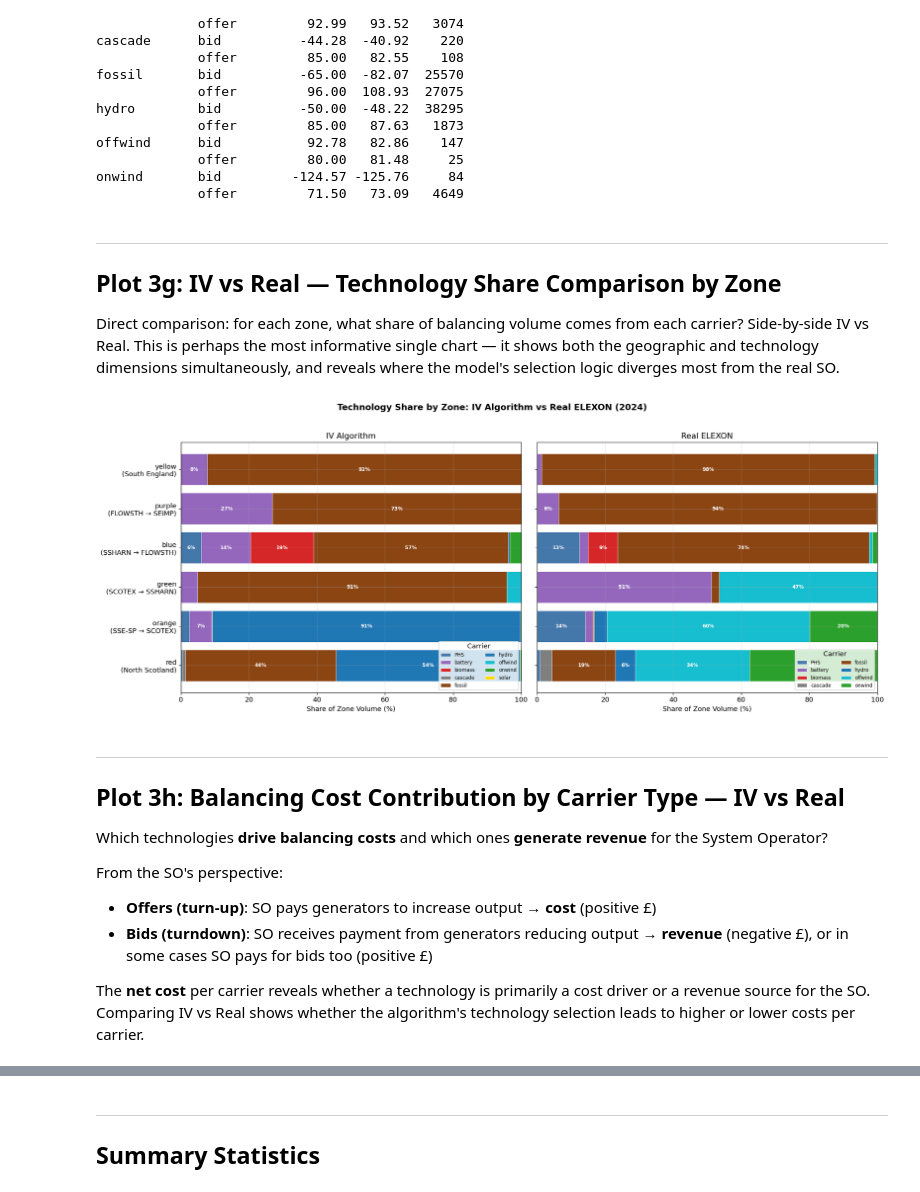
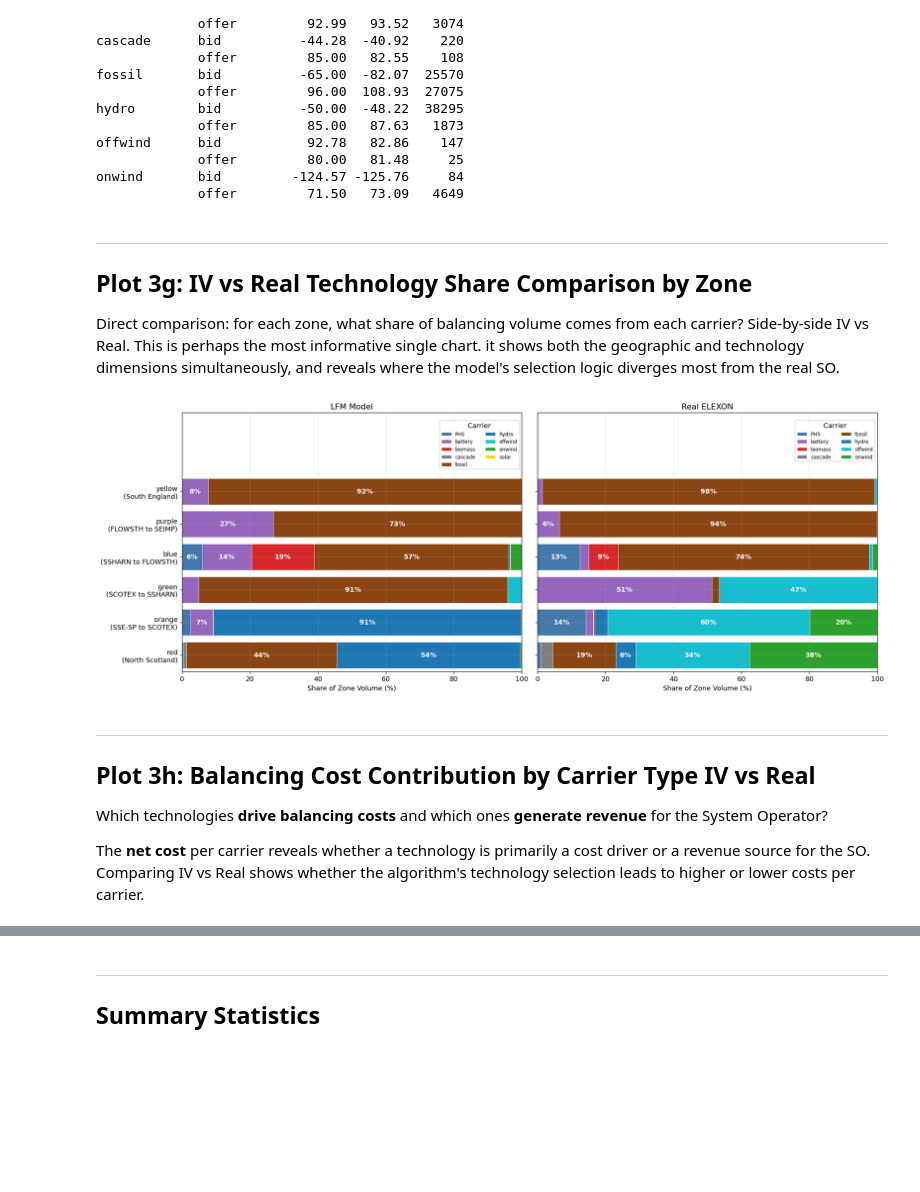
Before and after one commit to IacopoVolpi/MEng_GBPower, a Jupyter notebook: notebooks/IV_technology_mix.ipynb, the cells around one changed output, grey strips where cells are left out. Saved outputs shown, nothing was run; the diff lists cells and outputs as text; code cells hidden in the pictures; blank space fills up the shorter version.

```diff
--- a/notebooks/IV_technology_mix.ipynb
+++ b/notebooks/IV_technology_mix.ipynb
@@ -616,7 +687,7 @@ ax.set_title('Top 20 BMUs by Accepted Volume')
 # Add carrier labels
 for i, (_, row) in enumerate(top20_vol.iterrows()):
     ax.text(row['total_vol_mwh']/1e3 + 1, i, row['carrier_type'],
-            va='center', fontsize=8, style='italic', color='grey')
+        va='center', fontsize=8, style='italic', color='grey')
 
 # Panel 2: Top 20 by cost
 top20_cost = top_units.nlargest(20, 'total_cost_gbp')
@@ -627,12 +698,12 @@ ax.barh(y_pos, top20_cost['total_cost_gbp'] / 1e6, color=colors, edgecolor='whit
 ax.set_yticks(y_pos)
 ax.set_yticklabels(top20_cost['unit_id'], fontsize=9)
 ax.invert_yaxis()
-ax.set_xlabel('Total Accepted Cost (£M)')
+ax.set_xlabel('Total Accepted Cost (GBPM)')
 ax.set_title('Top 20 BMUs by Accepted Cost')
 
 for i, (_, row) in enumerate(top20_cost.iterrows()):
     ax.text(row['total_cost_gbp']/1e6 + 0.1, i, row['carrier_type'],
-            va='center', fontsize=8, style='italic', color='grey')
+        va='center', fontsize=8, style='italic', color='grey')
 
 fig.suptitle('Most Active BMUs in IV Clearing Algorithm (2024)', fontsize=14, fontweight='bold', y=1.01)
 plt.tight_layout()
@@ -644,8 +715,8 @@ print("\nTop 20 BMUs by volume:")
 display_cols = ['unit_id', 'carrier_type', 'total_vol_mwh', 'total_cost_gbp', 'n_days', 'cost_per_mwh']
 top20_display = top20_vol[display_cols].copy()
 top20_display['total_vol_mwh'] = top20_display['total_vol_mwh'].map(lambda x: f"{x/1e3:.1f} GWh")
-top20_display['total_cost_gbp'] = top20_display['total_cost_gbp'].map(lambda x: f"£{x/1e6:.2f}M")
-top20_display['cost_per_mwh'] = top20_display['cost_per_mwh'].map(lambda x: f"£{x:.1f}/MWh")
+top20_display['total_cost_gbp'] = top20_display['total_cost_gbp'].map(lambda x: f"GBP{x/1e6:.2f}M")
+top20_display['cost_per_mwh'] = top20_display['cost_per_mwh'].map(lambda x: f"GBP{x:.1f}/MWh")
 print(top20_display.to_string(index=False))
 # %% [output]
 [figure]
@@ -881,7 +947,7 @@ Stacked area chart showing monthly contribution of each carrier to total IV bala
 # %%
 # Monthly carrier breakdown for IV model
 iv_monthly = iv_actions.groupby(['month', 'carrier_type'])['volume_mwh_actual'].sum().unstack(fill_value=0)
-iv_monthly = iv_monthly / 1e3  # GWh
+iv_monthly = iv_monthly / 1e3 # GWh
 
 # Sort carriers by total contribution (largest on bottom of stack)
 carrier_order = iv_monthly.sum().sort_values(ascending=False).index.tolist()
@@ -895,9 +961,9 @@ month_dates = [p.to_timestamp() for p in iv_monthly.index]
 colors = [CARRIER_COLORS.get(c, '#CCCCCC') for c in carrier_order]
 
 ax.stackplot(month_dates, [iv_monthly[c].values for c in carrier_order],
-             labels=carrier_order, colors=colors, alpha=0.8, edgecolor='white', linewidth=0.5)
+ labels=carrier_order, colors=colors, alpha=0.8, edgecolor='white', linewidth=0.5)
 ax.set_ylabel('Monthly Balancing Volume (GWh)')
-ax.set_title('IV Model: Monthly Technology Mix — Absolute Volume')
+ax.set_title('IV Model: Monthly Technology Mix - Absolute Volume')
 ax.legend(loc='upper right', ncol=3, fontsize=9)
 ax.xaxis.set_major_formatter(mdates.DateFormatter('%b'))
 
@@ -906,10 +972,10 @@ ax = axes[1]
 iv_monthly_pct = iv_monthly.div(iv_monthly.sum(axis=1), axis=0) * 100
 
 ax.stackplot(month_dates, [iv_monthly_pct[c].values for c in carrier_order],
-             labels=carrier_order, colors=colors, alpha=0.8, edgecolor='white', linewidth=0.5)
+ labels=carrier_order, colors=colors, alpha=0.8, edgecolor='white', linewidth=0.5)
 ax.set_ylabel('Share of Monthly Volume (%)')
 ax.set_xlabel('Month (2024)')
-ax.set_title('IV Model: Monthly Technology Mix — Percentage Share')
+ax.set_title('IV Model: Monthly Technology Mix as Percentage Share')
 ax.set_ylim(0, 100)
 ax.legend(loc='upper right', ncol=3, fontsize=9)
 ax.xaxis.set_major_formatter(mdates.DateFormatter('%b'))
@@ -964,7 +1030,7 @@ for ax, direction, title in [
 ]:
     data = iv_major_clipped[iv_major_clipped['action_type'] == direction]
     if data.empty:
-        ax.set_title(f'{title} — No data')
+        ax.set_title(f'{title} - No data')
         continue
 
     # Order carriers by median price
@@ -981,13 +1047,13 @@ for ax, direction, title in [
         patch.set_facecolor(color)
         patch.set_alpha(0.7)
 
-    ax.set_ylabel('Accepted Price (£/MWh)')
+    ax.set_ylabel('Accepted Price (GBP/MWh)')
     ax.set_title(title)
     ax.tick_params(axis='x', rotation=45)
     ax.axhline(0, color='grey', ls='--', alpha=0.3)
 
 fig.suptitle('IV Model: Price Distribution of Accepted Actions by Carrier Type (2024)',
-             fontsize=14, fontweight='bold', y=1.02)
+    fontsize=14, fontweight='bold', y=1.02)
 plt.tight_layout()
 plt.savefig(ROOT / 'notebooks' / 'IV_fig_price_by_carrier.png', dpi=150, bbox_inches='tight')
 plt.show()
@@ -1019,14 +1085,14 @@ onwind       bid         -124.57 -125.76     84
              offer         71.50   73.09   4649
 # %% [markdown]
 ---
-## Plot 3g: IV vs Real — Technology Share Comparison by Zone
+## Plot 3g: IV vs Real Technology Share Comparison by Zone
 
-Direct comparison: for each zone, what share of balancing volume comes from each carrier? Side-by-side IV vs Real. This is perhaps the most informative single chart — it shows both the geographic and technology dimensions simultaneously, and reveals where the model's selection logic diverges most from the real SO.
+Direct comparison: for each zone, what share of balancing volume comes from each carrier? Side-by-side IV vs Real. This is perhaps the most informative single chart. it shows both the geographic and technology dimensions simultaneously, and reveals where the model's selection logic diverges most from the real SO.
 # %%
-# IV: volume by zone × carrier
+# IV: volume by zone carrier
 iv_zone_carrier = iv_actions.groupby(['zone', 'carrier_type'])['volume_mwh_actual'].sum().unstack(fill_value=0)
 
-# Real: volume by zone × carrier
+# Real: volume by zone carrier
 real_zone_carrier = real_actions.groupby(['zone', 'carrier_type'])['volume_mwh'].sum().unstack(fill_value=0)
 
 # Normalise to % within each zone
@@ -1041,49 +1107,47 @@ iv_zone_pct = iv_zone_pct.reindex(index=zones_common, columns=all_carriers_zc, f
 real_zone_pct = real_zone_pct.reindex(index=zones_common, columns=all_carriers_zc, fill_value=0)
 
 fig, axes = plt.subplots(1, 2, figsize=(18, 7), sharey=True)
+legend_headroom = 1.9
 
 for ax, data, title in [
-    (axes[0], iv_zone_pct, 'IV Algorithm'),
+    (axes[0], iv_zone_pct, 'LFM Model'),
     (axes[1], real_zone_pct, 'Real ELEXON'),
 ]:
     zone_labels = [f"{z}\n({ZONE_NAMES.get(z, z)})" for z in zones_common]
     bottom = np.zeros(len(zones_common))
 
     for carrier in all_carriers_zc:
         vals = data[carrier].values
         if vals.sum() == 0:
             continue
         ax.barh(zone_labels, vals, left=bottom, label=carrier,
-                color=CARRIER_COLORS.get(carrier, '#CCCCCC'), edgecolor='white', linewidth=0.5)
+            color=CARRIER_COLORS.get(carrier, '#CCCCCC'), edgecolor='white', linewidth=0.5)
 
         # Label segments > 5%
         for i, v in enumerate(vals):
             if v > 5:
                 ax.text(bottom[i] + v/2, i, f'{v:.0f}%',
-                        ha='center', va='center', fontsize=8, fontweight='bold', color='white')
+                    ha='center', va='center', fontsize=11, fontweight='bold', color='white')
         bottom += vals
 
     ax.set_xlabel('Share of Zone Volume (%)')
     ax.set_title(title)
     ax.set_xlim(0, 100)
-    ax.legend(title='Carrier', loc='lower right', fontsize=8, ncol=2)
+    ax.set_ylim(-0.5, len(zones_common) - 0.5 + legend_headroom)
+    ax.legend(title='Carrier', loc='upper right', bbox_to_anchor=(1.0, 0.98), fontsize=8, ncol=2)
 
-fig.suptitle('Technology Share by Zone: IV Algorithm vs Real ELEXON (2024)',
-             fontsize=14, fontweight='bold', y=1.02)
+fig.suptitle('',
+    fontsize=14, fontweight='bold', y=1.02)
 plt.tight_layout()
 plt.savefig(ROOT / 'notebooks' / 'IV_fig_zone_tech_share_comparison.png', dpi=150, bbox_inches='tight')
 plt.show()
 # %% [output]
-[figure, old version]
+[figure, new version]
 # %% [markdown]
 ---
-## Plot 3h: Balancing Cost Contribution by Carrier Type — IV vs Real
+## Plot 3h: Balancing Cost Contribution by Carrier Type IV vs Real
 
 Which technologies **drive balancing costs** and which ones **generate revenue** for the System Operator?
 
-From the SO's perspective:
-- **Offers (turn-up)**: SO pays generators to increase output → **cost** (positive £)
-- **Bids (turndown)**: SO receives payment from generators reducing output → **revenue** (negative £), or in some cases SO pays for bids too (positive £)
-
 The **net cost** per carrier reveals whether a technology is primarily a cost driver or a revenue source for the SO. Comparing IV vs Real shows whether the algorithm's technology selection leads to higher or lower costs per carrier.
 # %%
```
Also changed, not shown: parts of 25 cells of this notebook, 38 other files.
